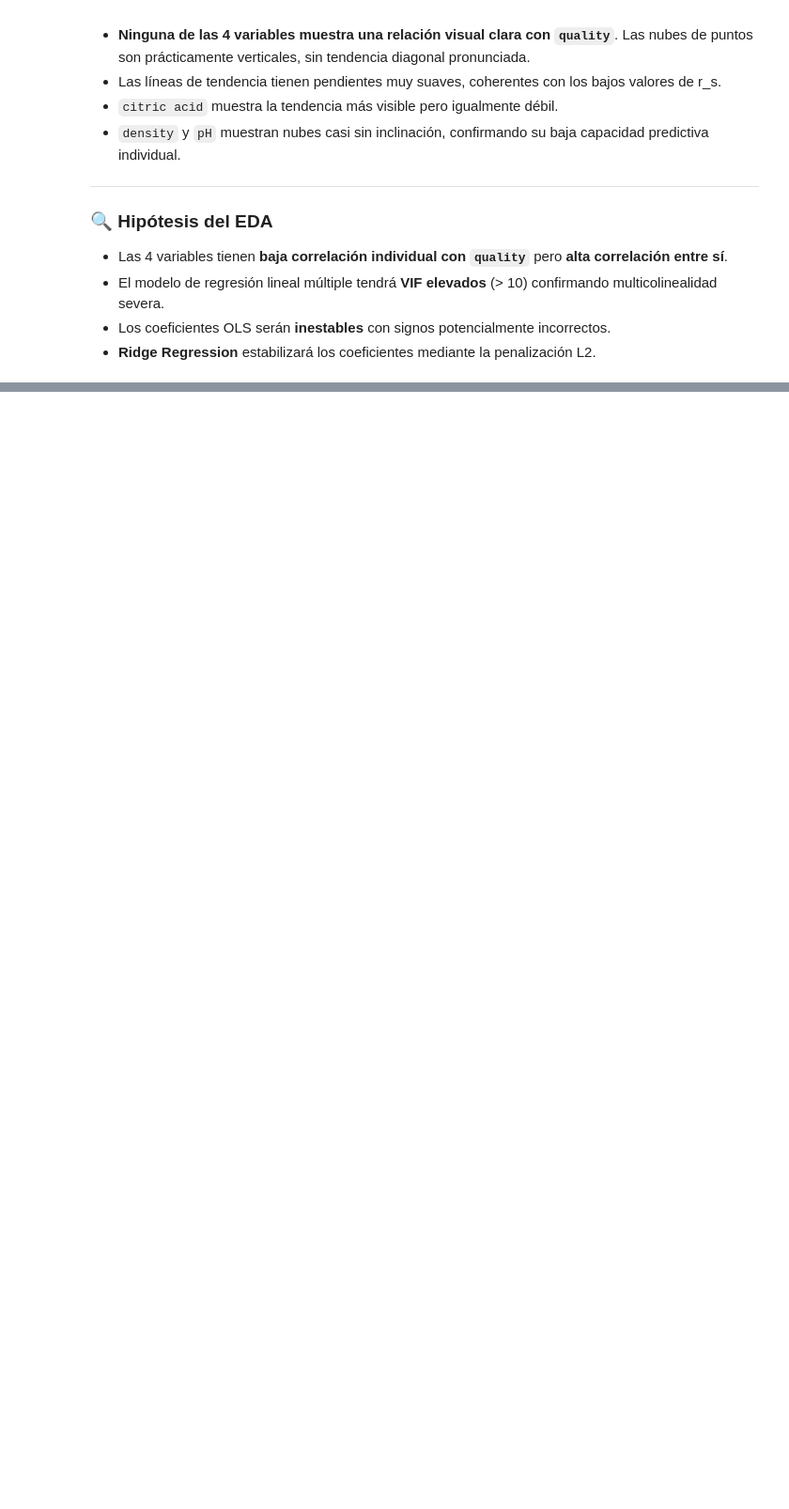
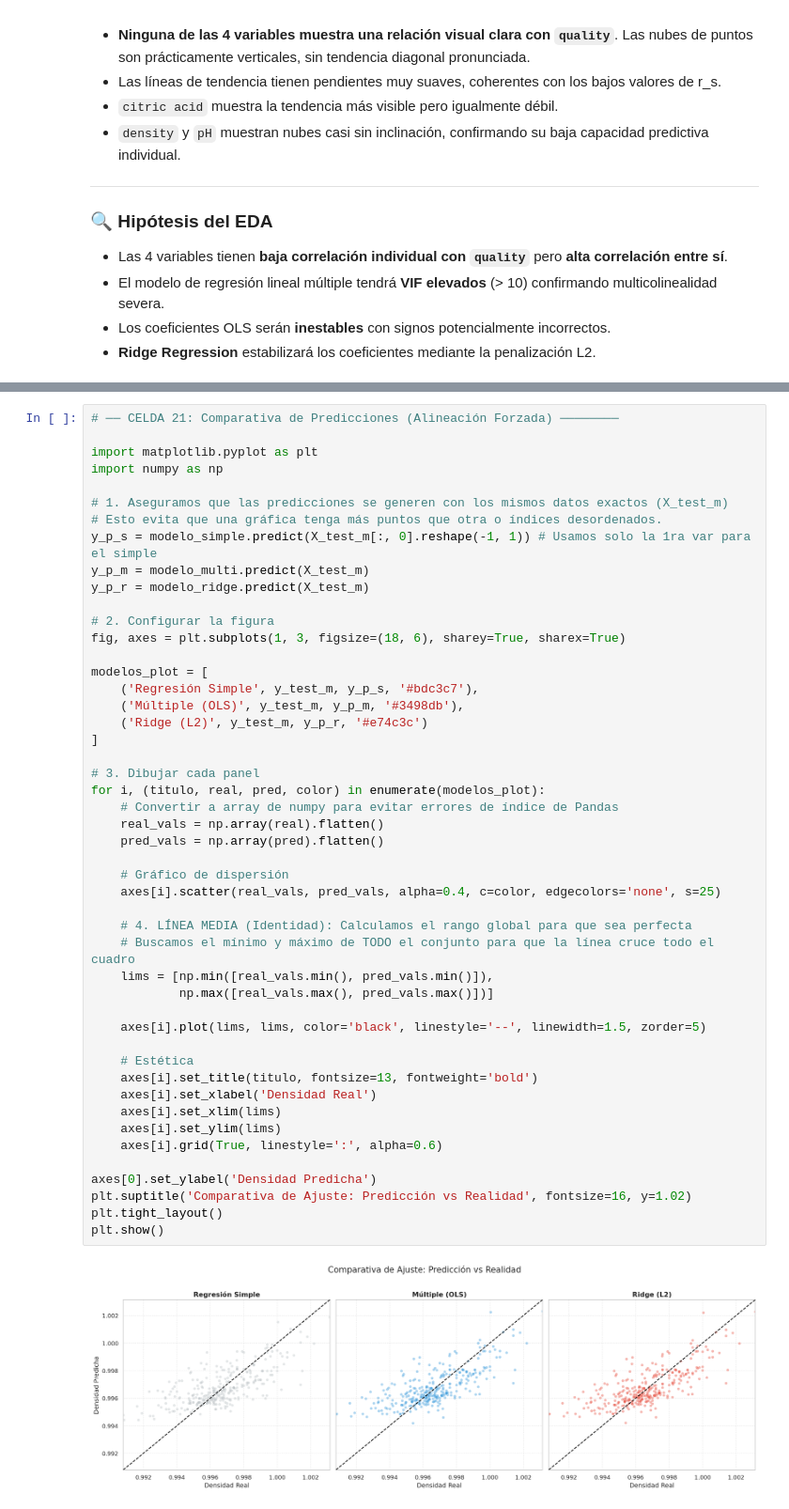
Before and after one commit to omareiza2023/etl-cats, a Jupyter notebook: notebooks/wine_quality_regression_v2.ipynb, the cells around one changed output, grey strips where cells are left out. Shown at 94% size. Drawn from its saved outputs; the diff is of its cells as text; blank space fills up the shorter version.

```diff
--- a/notebooks/wine_quality_regression_v2.ipynb
+++ b/notebooks/wine_quality_regression_v2.ipynb
@@ -1109,0 +841,50 @@ La comparación de los tres modelos permite extraer conclusiones directas sobre
+# %%
+# ── CELDA 21: Comparativa de Predicciones (Alineación Forzada) ────────
+
+import matplotlib.pyplot as plt
+import numpy as np
+
+# 1. Aseguramos que las predicciones se generen con los mismos datos exactos (X_test_m)
+# Esto evita que una gráfica tenga más puntos que otra o índices desordenados.
+y_p_s = modelo_simple.predict(X_test_m[:, 0].reshape(-1, 1)) # Usamos solo la 1ra var para el simple
+y_p_m = modelo_multi.predict(X_test_m)
+y_p_r = modelo_ridge.predict(X_test_m)
+
+# 2. Configurar la figura
+fig, axes = plt.subplots(1, 3, figsize=(18, 6), sharey=True, sharex=True)
+
+modelos_plot = [
+    ('Regresión Simple', y_test_m, y_p_s, '#bdc3c7'),
+    ('Múltiple (OLS)', y_test_m, y_p_m, '#3498db'),
+    ('Ridge (L2)', y_test_m, y_p_r, '#e74c3c')
+]
+
+# 3. Dibujar cada panel
+for i, (titulo, real, pred, color) in enumerate(modelos_plot):
+    # Convertir a array de numpy para evitar errores de índice de Pandas
+    real_vals = np.array(real).flatten()
+    pred_vals = np.array(pred).flatten()
+
+    # Gráfico de dispersión
+    axes[i].scatter(real_vals, pred_vals, alpha=0.4, c=color, edgecolors='none', s=25)
+
+    # 4. LÍNEA MEDIA (Identidad): Calculamos el rango global para que sea perfecta
+    # Buscamos el mínimo y máximo de TODO el conjunto para que la línea cruce todo el cuadro
+    lims = [np.min([real_vals.min(), pred_vals.min()]),
+            np.max([real_vals.max(), pred_vals.max()])]
+
+    axes[i].plot(lims, lims, color='black', linestyle='--', linewidth=1.5, zorder=5)
+
+    # Estética
+    axes[i].set_title(titulo, fontsize=13, fontweight='bold')
+    axes[i].set_xlabel('Densidad Real')
+    axes[i].set_xlim(lims)
+    axes[i].set_ylim(lims)
+    axes[i].grid(True, linestyle=':', alpha=0.6)
+
+axes[0].set_ylabel('Densidad Predicha')
+plt.suptitle('Comparativa de Ajuste: Predicción vs Realidad', fontsize=16, y=1.02)
+plt.tight_layout()
+plt.show()
+# %% [output]
+[figure, added]
```
Also changed, not shown: parts of 70 cells of this notebook, 3 other files.
